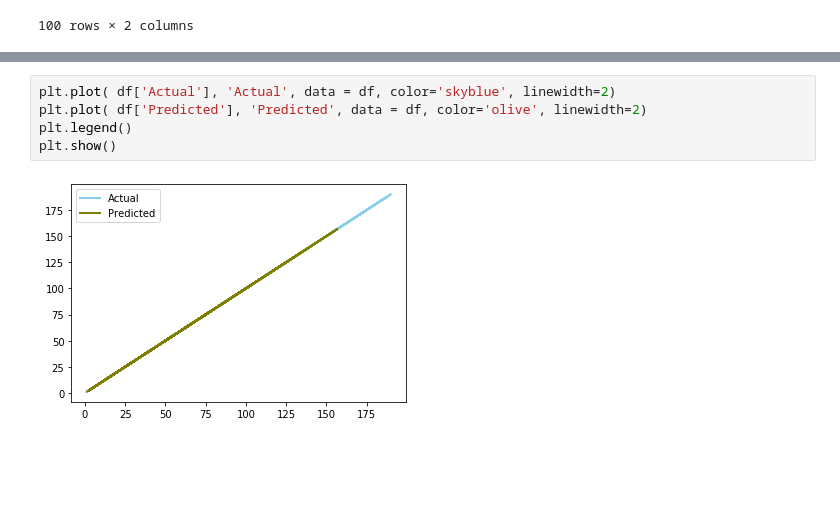
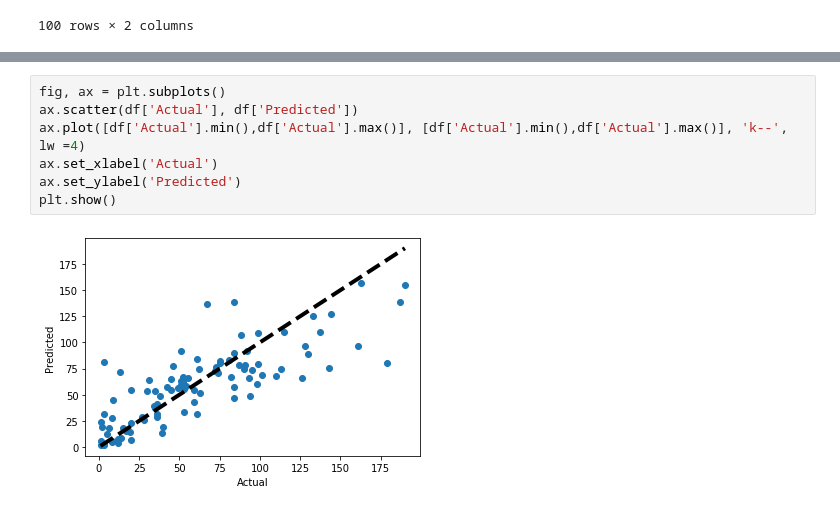
Before and after one commit to Pranav4798/BikeShare, a Jupyter notebook: SoftM2.ipynb, the cells around one changed output, grey strips where cells are left out. Drawn from its saved outputs; the diff is of its cells as text; blank space fills up the shorter version.

```diff
--- a/SoftM2.ipynb
+++ b/SoftM2.ipynb
@@ -229,7 +263,9 @@ plt.show
-# %%
-plt.plot( df['Actual'], 'Actual', data = df, color='skyblue', linewidth=2)
-plt.plot( df['Predicted'], 'Predicted', data = df, color='olive', linewidth=2)
-plt.legend()
-plt.show()
-# %% [output]
-[figure, removed]
+# %%
+fig, ax = plt.subplots()
+ax.scatter(df['Actual'], df['Predicted'])
+ax.plot([df['Actual'].min(),df['Actual'].max()], [df['Actual'].min(),df['Actual'].max()], 'k--', lw =4)
+ax.set_xlabel('Actual')
+ax.set_ylabel('Predicted')
+plt.show()
+# %% [output]
+[figure, added]
```
Also changed, not shown: parts of 9 cells of this notebook.
